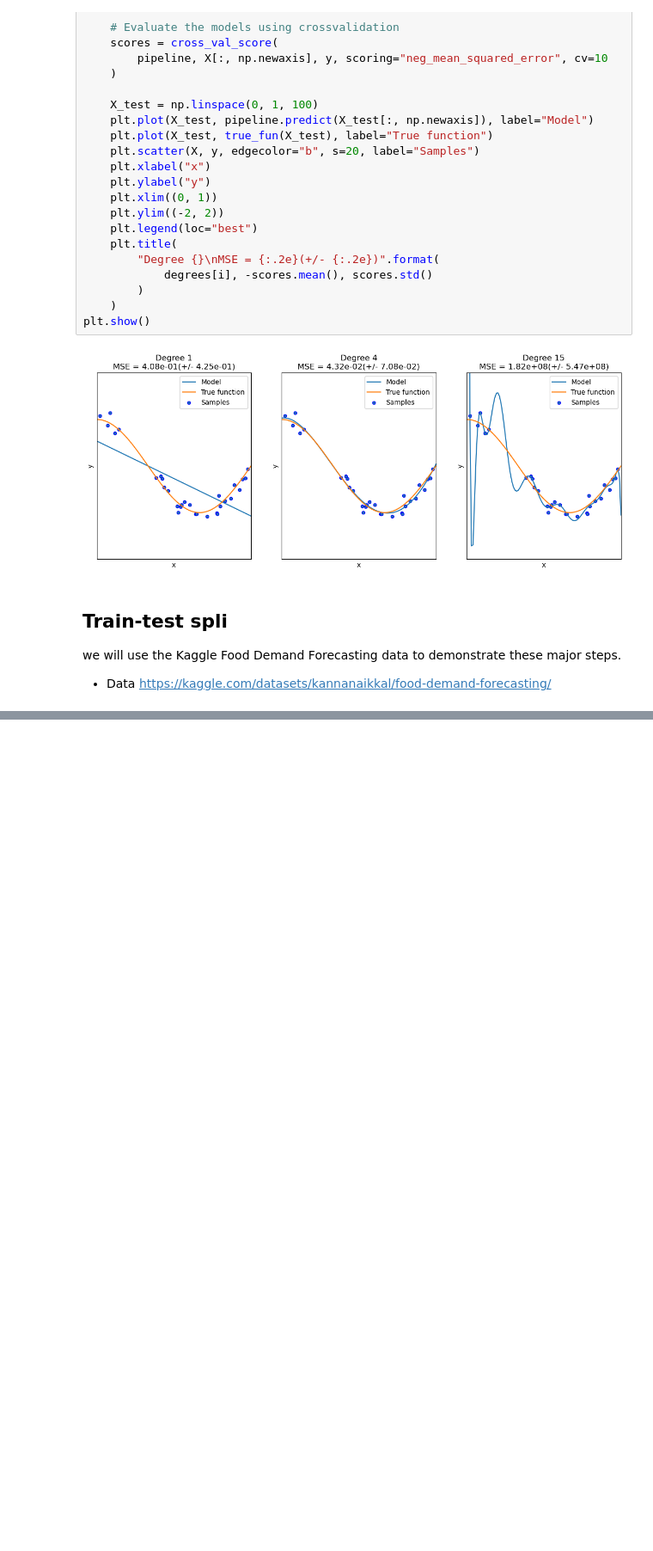
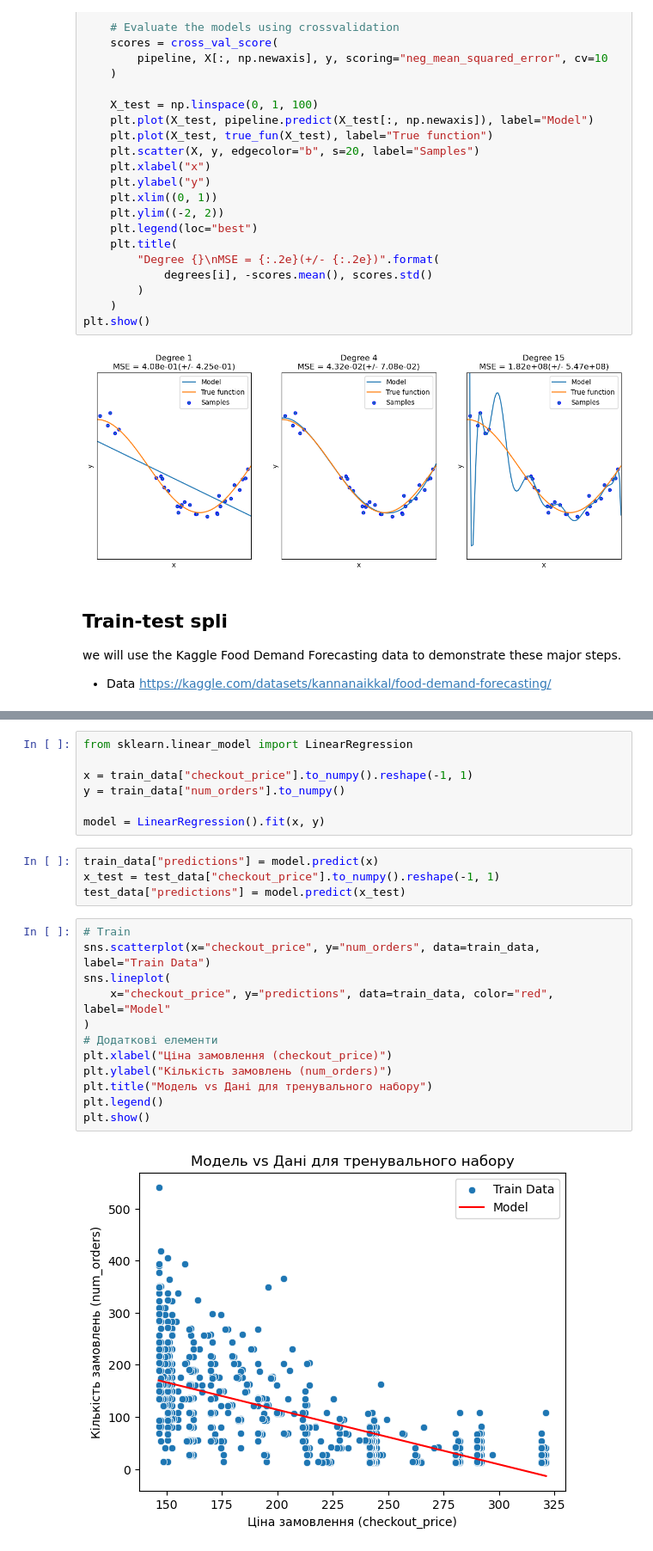
Before and after one commit to SiracencoSerghei/DataScienceHW, a Jupyter notebook: example_kaggle/les_3/supervised_ML_2.ipynb, the cells around one changed output, grey strips where cells are left out. Shown at 86% size. Cells and saved outputs as stored; diff of their text form; blank space fills up the shorter version.

```diff
--- a/example_kaggle/les_3/supervised_ML_2.ipynb
+++ b/example_kaggle/les_3/supervised_ML_2.ipynb
@@ -90,0 +208,25 @@ we will use the Kaggle Food Demand Forecasting data to demonstrate these major s
+# %%
+from sklearn.linear_model import LinearRegression
+
+x = train_data["checkout_price"].to_numpy().reshape(-1, 1)
+y = train_data["num_orders"].to_numpy()
+
+model = LinearRegression().fit(x, y)
+# %%
+train_data["predictions"] = model.predict(x)
+x_test = test_data["checkout_price"].to_numpy().reshape(-1, 1)
+test_data["predictions"] = model.predict(x_test)
+# %%
+# Train
+sns.scatterplot(x="checkout_price", y="num_orders", data=train_data, label="Train Data")
+sns.lineplot(
+    x="checkout_price", y="predictions", data=train_data, color="red", label="Model"
+)
+# Додаткові елементи
+plt.xlabel("Ціна замовлення (checkout_price)")
+plt.ylabel("Кількість замовлень (num_orders)")
+plt.title("Модель vs Дані для тренувального набору")
+plt.legend()
+plt.show()
+# %% [output]
+[figure, added]
```
Also changed, not shown: parts of 31 cells of this notebook, 1 other file.
